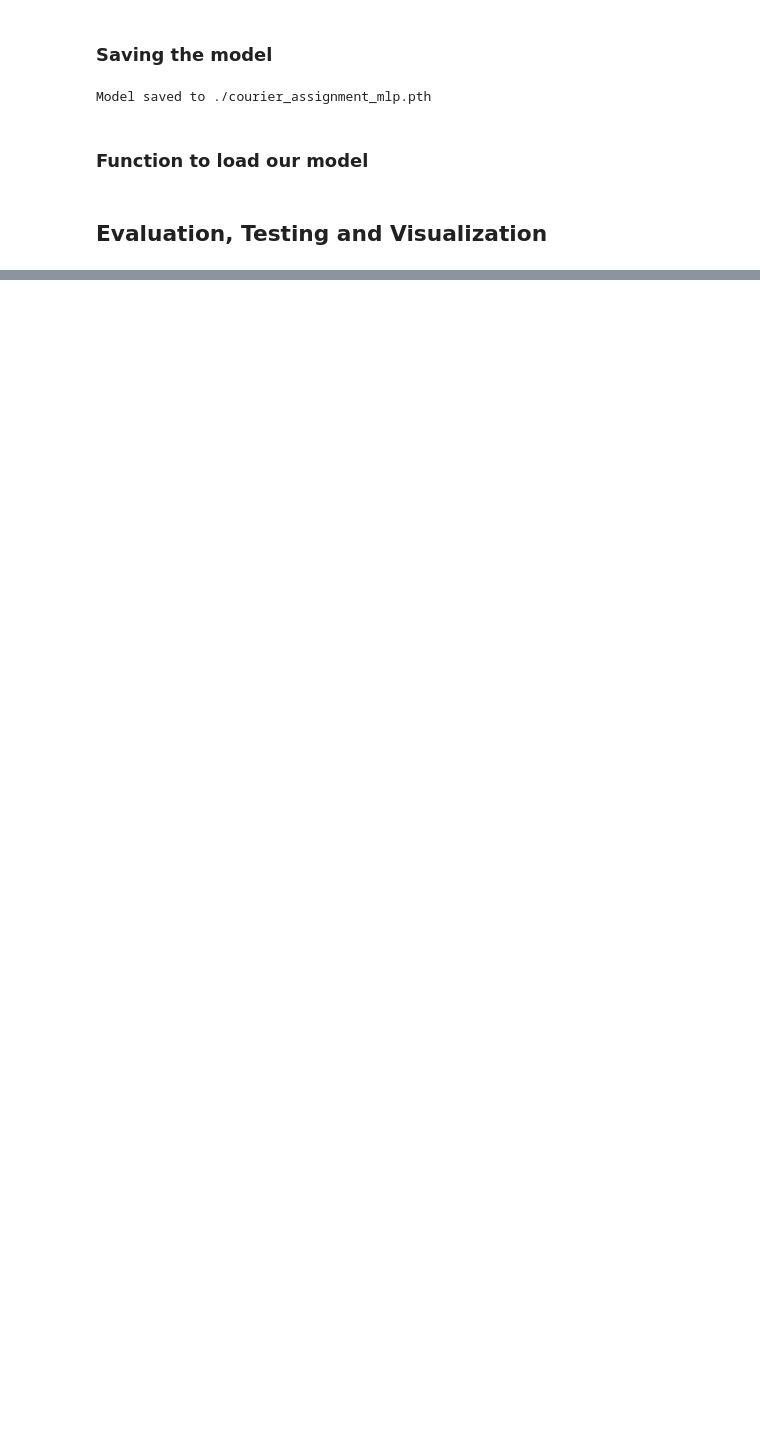
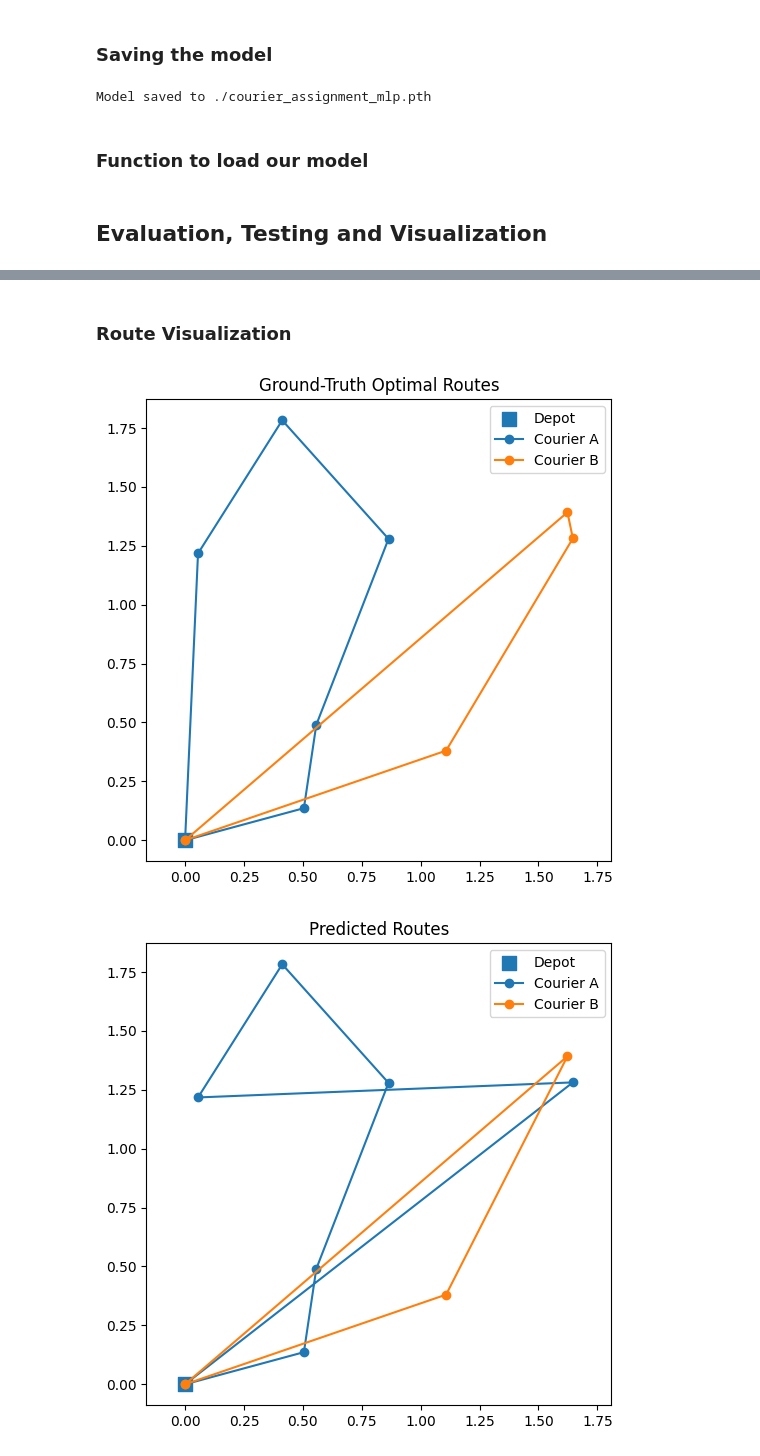
Before and after one commit to justverena/Transportation_and_delivery_scheduling, a Jupyter notebook: DL_final.ipynb, the cells around one changed output, grey strips where cells are left out. Saved outputs shown, nothing was run; the diff lists cells and outputs as text; code cells hidden in the pictures; blank space fills up the shorter version.

```diff
--- a/DL_final.ipynb
+++ b/DL_final.ipynb
@@ -466,0 +558,41 @@ def load_trained_model(model_class, N, model_path, device="cpu"):
+# %% [markdown]
+### Route Visualization
+# %%
+def nn_order(depot, pts):
+    if not pts:
+        return []
+    unvisited = list(range(len(pts)))
+    cur = depot
+    order = []
+    while unvisited:
+        j = min(unvisited, key=lambda k: dist(cur, pts[k]))
+        order.append(j)
+        cur = pts[j]
+        unvisited.remove(j)
+    return order
+
+def plot_routes(x_flat, assignment, title):
+    pts = x_flat.reshape(N,2).tolist()
+    A = [pts[i] for i in range(N) if assignment[i]==0]
+    B = [pts[i] for i in range(N) if assignment[i]==1]
+
+    plt.figure(figsize=(6,6))
+    plt.scatter([0],[0], marker="s", s=100, label="Depot")
+
+    for pts_set, label in [(A,"Courier A"), (B,"Courier B")]:
+        order = nn_order(depot, pts_set)
+        path = [depot] + [pts_set[i] for i in order] + [depot]
+        plt.plot([p[0] for p in path], [p[1] for p in path], marker="o", label=label)
+
+    plt.title(title)
+    plt.axis("equal")
+    plt.legend()
+    plt.show()
+
+idx = np.argmax(gap)
+
+plot_routes(X_test[idx], y_test[idx], "Ground-Truth Optimal Routes")
+plot_routes(X_test[idx], y_pred[idx], "Predicted Routes")
+# %% [output]
+[figure, added]
+[figure, added]
```
Also changed, not shown: parts of 13 cells of this notebook.
